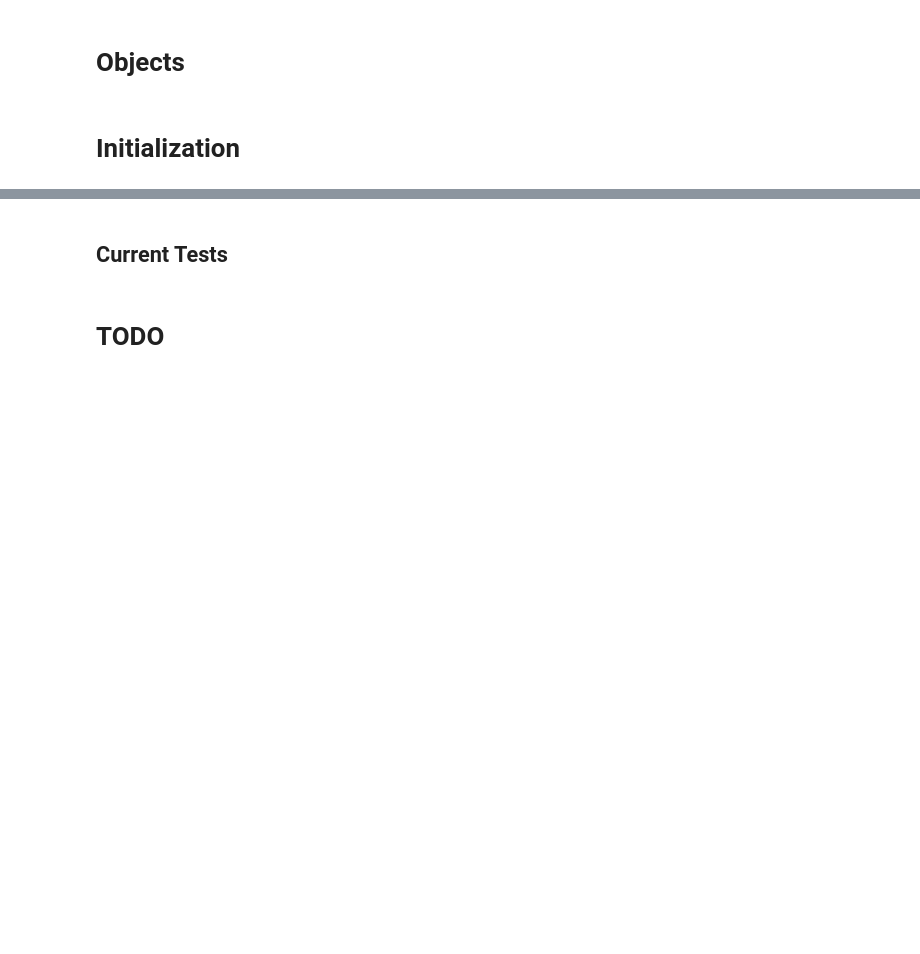
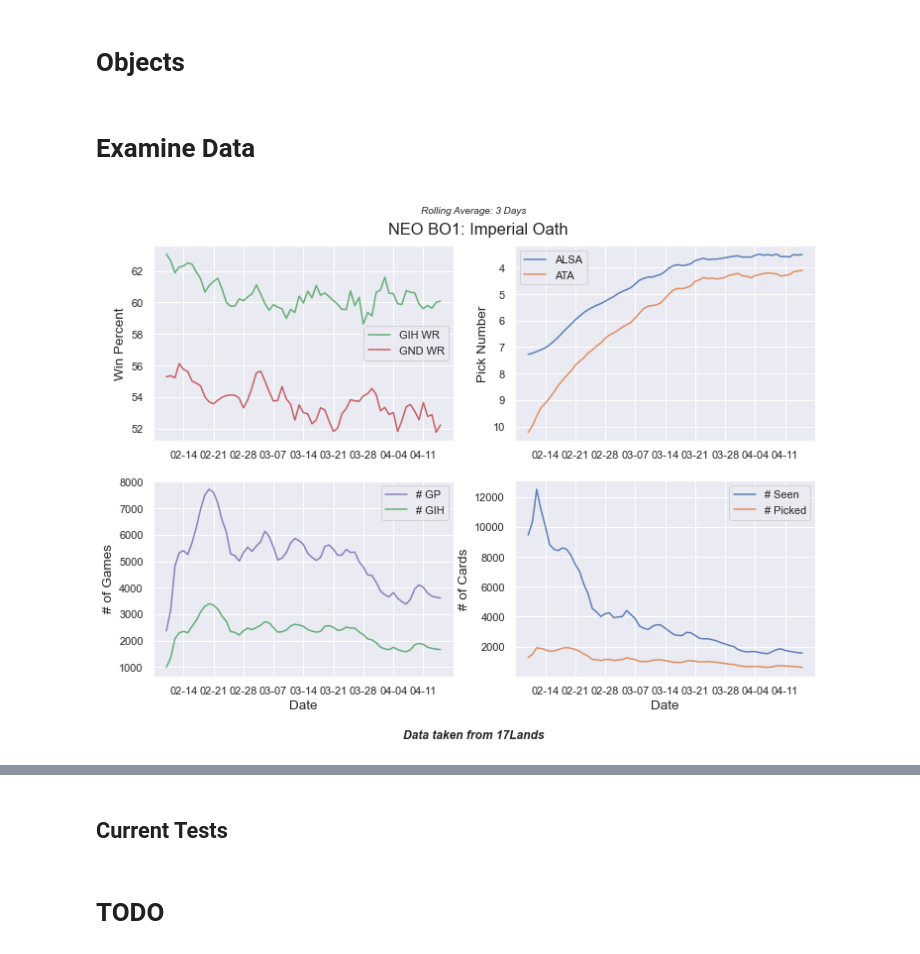
Before and after one commit to ZacharyMN709/DraftMetaReporter, a Jupyter notebook: Scratch.ipynb, the cells around one changed output, grey strips where cells are left out. Drawn from its saved outputs; the diff is of its cells as text; code cells hidden in the pictures; blank space fills up the shorter version.

```diff
--- a/Scratch.ipynb
+++ b/Scratch.ipynb
@@ -30,7 +70,7 @@ LOG_LEVEL
 # %%
 class FramedDataFuncs:
-    def __init__(self, SET, FORMAT):
-        self._DATA = FramedData(SET, FORMAT)
+    def __init__(self, DATA):
+        self._DATA = DATA
         self._ARCH_FUNCS = ArchFuncs(self._DATA)
         self._SNGL_CARD_FUNCS = SingleCardFuncs(self._DATA)
 
@@ -132,6 +172,7 @@ class FramedDataFuncs:
 ##    ## 'subset': 'UW' --> 'U', 'W', 'WU'
 ##    ## 'contains': 'U' --> 'U', 'UW', 'UB', 'UR', 'UG'...
 ##    ## 'contains': 'UW' --> 'UW', 'UBW', 'URW', 'UGW'...
+##    ## 'superset': 'UW' --> 'UW', 'UBW', 'URW', 'UGW'...
 ##    ## 'adjascent': 'UW' --> 'U', 'W', 'UW', 'UG', 'WG', 'UWG'...
 ##    def card_color_filter(frame, card_color=None, filter_style=''):
 ##        if card_color is None:
@@ -585,2 +406,0 @@ class SingleCardFuncs:
-# %% [markdown]
-# Initialization
@@ -592,3 +407,9 @@ set_data.check_for_updates()
+# %% [markdown]
+# Examine Data
+# %%
+examiner = FramedDataFuncs(set_data.BO1)
 # %%
-set_data.BO1.plot_card_summary('Imperial Oath')
+examiner.plot_card_summary('Imperial Oath')
+# %% [output]
+[figure, added]
 # %%
```
Also changed, not shown: parts of 15 cells of this notebook, 5 other files.
